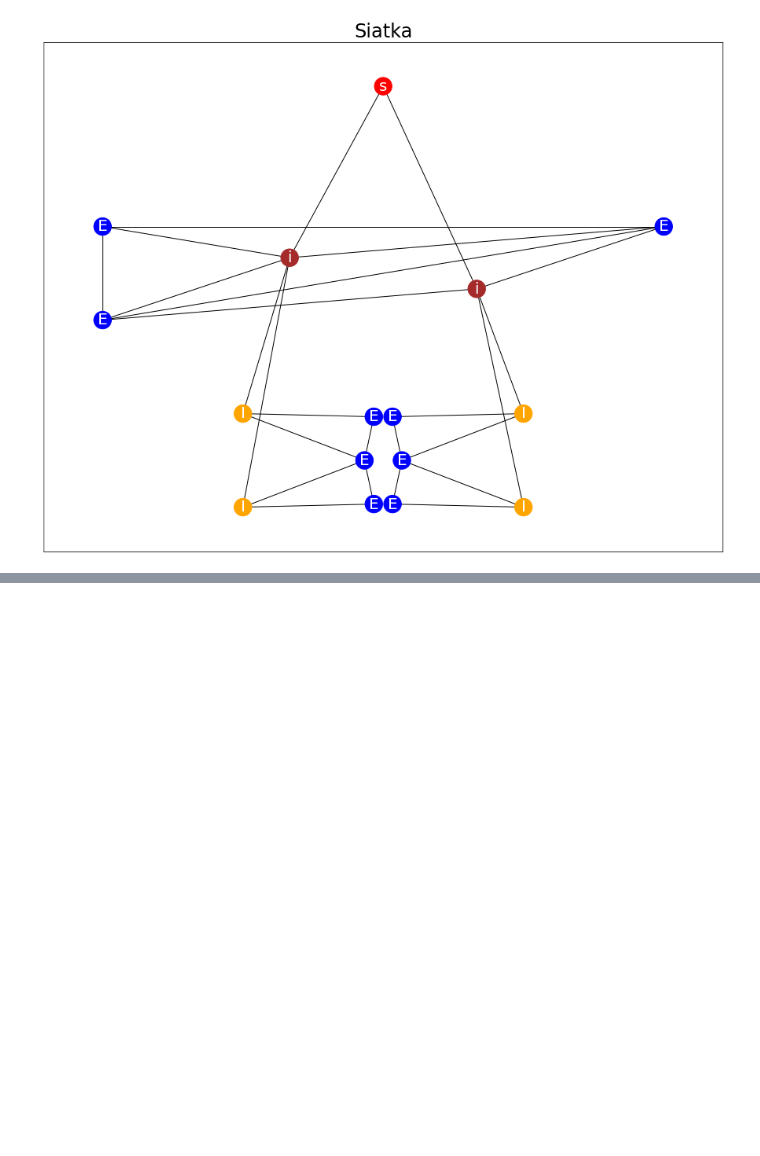
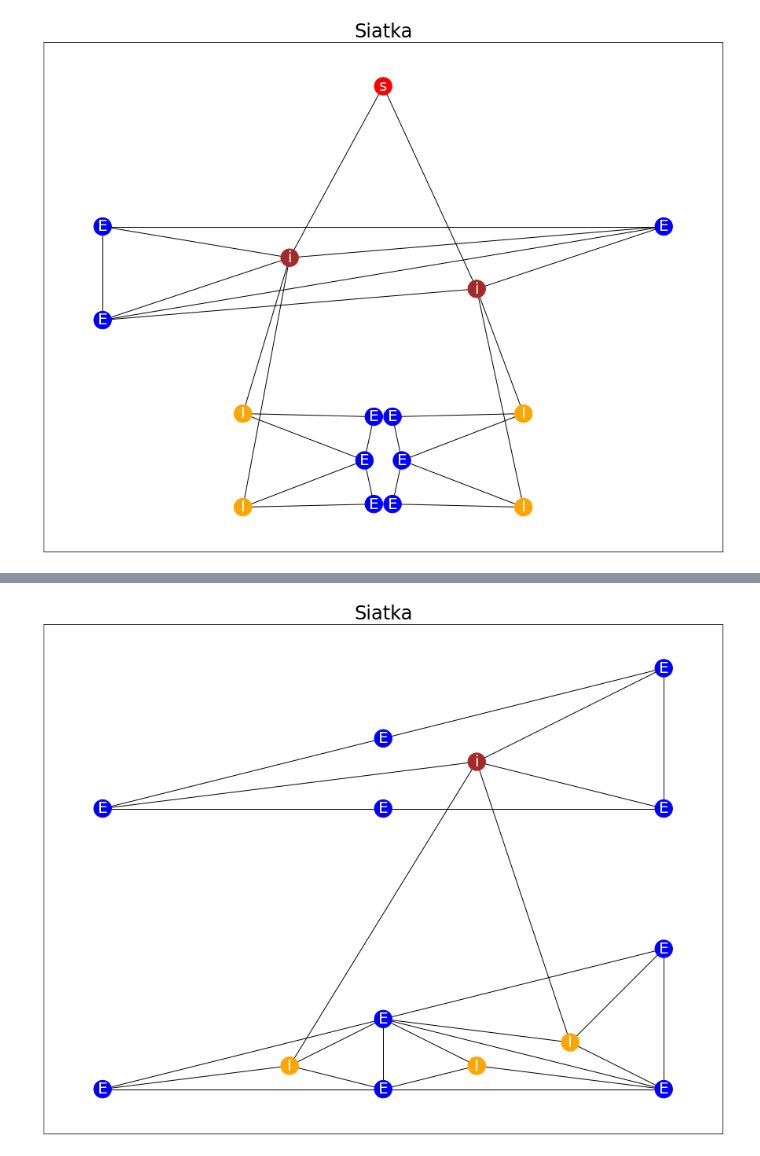
Before and after one commit to miro662/gg_project, a Jupyter notebook: examples/drawing.ipynb, the cells around one changed output, grey strips where cells are left out. Cells and saved outputs as stored; diff of their text form; code cells hidden in the pictures; blank space fills up the shorter version.

Commit message:
Created production 4 and simple drawing case

```diff
--- a/examples/drawing.ipynb
+++ b/examples/drawing.ipynb
@@ -198,0 +200,37 @@ draw(graph_p6_right_side, figsize=(12, 9))
+# %%
+from gg_project.productions.p4 import Production4
+
+# Production 4
+graph_p4 = nx.Graph()
+
+graph_p4.add_nodes_from([
+    (1, mk_vertex(VertexType.EXTERIOR, (0.0, 1.0), 0)),
+    (2, mk_vertex(VertexType.EXTERIOR, (1.0, 0.0), 0)),
+    (3, mk_vertex(VertexType.EXTERIOR, (1.0, 1.0), 0)),
+
+    (4, mk_vertex(VertexType.INTERIOR, None, 0)),
+
+    (5, mk_vertex(VertexType.EXTERIOR, (0.5, 0.5), 0)),
+    (6, mk_vertex(VertexType.EXTERIOR, (0.5, 1), 0)),
+]
+)
+graph_p4.add_edges_from([
+    (2, 3),
+
+    (1, 4),
+    (2, 4),
+    (3, 4),
+
+    (1, 5),
+    (2, 5),
+    (1, 6),
+    (3, 6),
+]
+)
+
+subgraph_p4 = Production4.find_isomorphic_to_left_side(graph_p4)
+after_production_4 = Production4.apply(graph_p4, subgraph_p4)
+
+draw(after_production_4, figsize=(12, 9))
+# %% [output]
+[figure, added]
```
Also changed, not shown: parts of 2 cells of this notebook, 1 other file.
